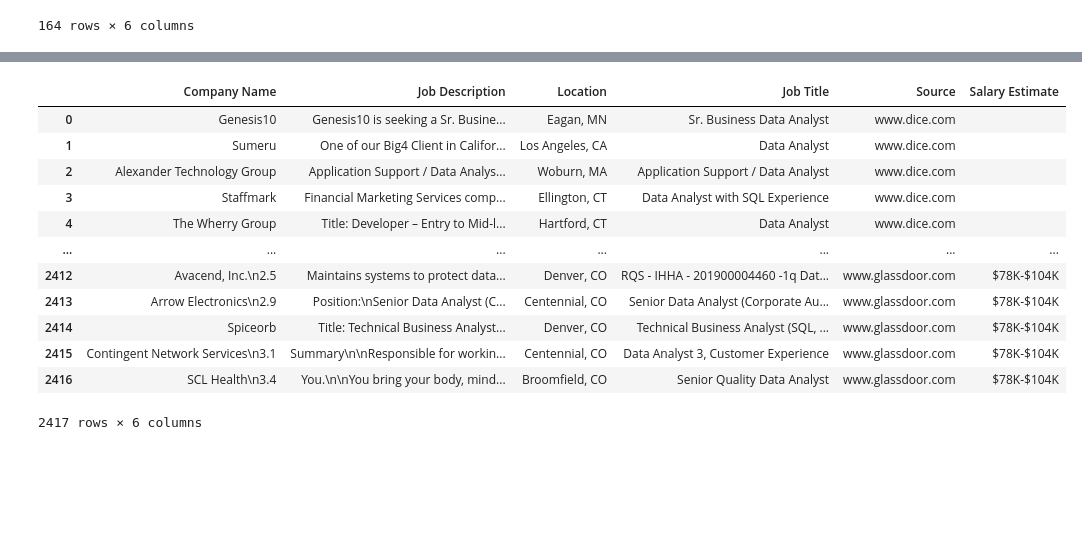
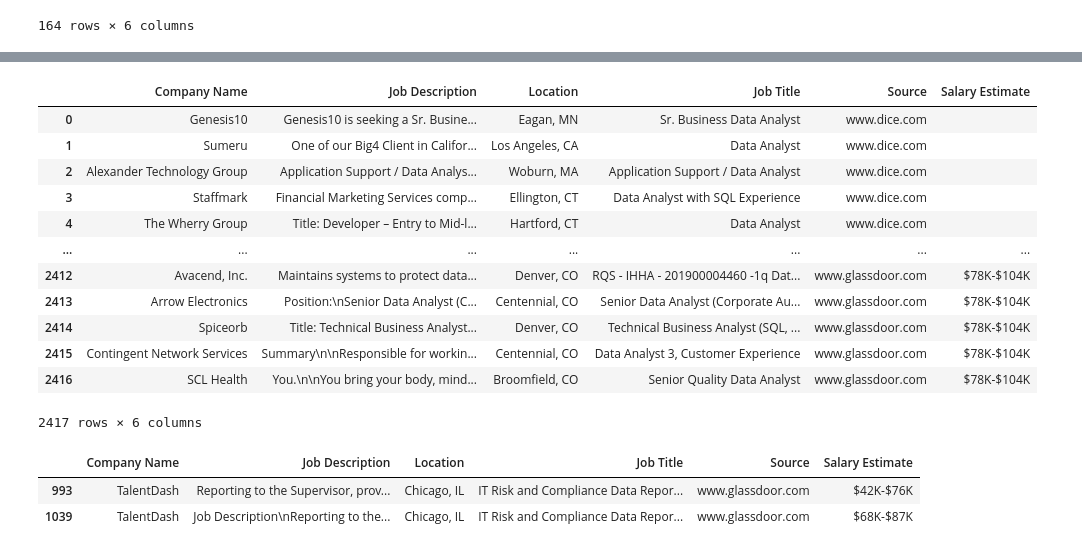
Before and after one commit to melodie1920/ETLProject, a Jupyter notebook: ETLProject.ipynb, the cells around one changed output, grey strips where cells are left out. Drawn from its saved outputs; the diff is of its cells as text; code cells hidden in the pictures; blank space fills up the shorter version.

```diff
--- a/ETLProject.ipynb
+++ b/ETLProject.ipynb
@@ -2,7 +2,7 @@
 import pandas as pd
 # %%
 #read in Glassdoor data analyst csv from Kaggle
-data_analyst = "DataAnalyst.csv"
+data_analyst = "Resources\DataAnalyst.csv"
 data_analyst_df = pd.read_csv(data_analyst)
 # %%
 data_analyst_df
@@ -101,7 +101,7 @@ See the caveats in the documentation: https://pandas.pydata.org/pandas-docs/stab
 2253 rows × 6 columns
 # %%
 #read in dice.com tech jobs csv from Kaggle
-dice_jobs = "dice_jobs.csv"
+dice_jobs = "Resources\dice_com-job_us_sample.csv"
 dice_jobs_df = pd.read_csv(dice_jobs)
 # %%
 #extract positions that included data analyst as part of job title
@@ -130,3 +130,8 @@ dice_df_transformed
 | 21723 | IAC Publishing | Company DescriptionAs the world’s... | Oakland, CA | Senior Data Analyst | www.dice.com |  |
 | 21876 | Accelon Inc | Roles/Responsibilities:- • Perfor... | San Rafael, CA | Data Analyst III | www.dice.com |  |
 164 rows × 6 columns
+# %%
+# Remove \n* from company name
+data_analyst_transformed["Company Name"]=data_analyst_transformed["Company Name"].str.split("\\n", expand=True)[0]
+# data_analyst_transformed["Job Description"]=data_analyst_transformed["Job Description"].str.split("\\n", expand=True)[1]
+data_analyst_transformed
@@ -133,17 +156,30 @@ dice_df_transformed
 # %%
 combined_data_analyst=dice_df_transformed.append(data_analyst_transformed)
-combined_data_analyst.reset_index(drop=True)
+combined_data_analyst_df = combined_data_analyst.reset_index(drop=True)
+combined_data_analyst_df
 # %% [output]
 |  | Company Name | Job Description | Location | Job Title | Source | Salary Estimate |
 | 0 | Genesis10 | Genesis10 is seeking a Sr. Busine... | Eagan, MN | Sr. Business Data Analyst | www.dice.com |  |
 | 1 | Sumeru | One of our Big4 Client in Califor... | Los Angeles, CA | Data Analyst | www.dice.com |  |
 | 2 | Alexander Technology Group | Application Support / Data Analys... | Woburn, MA | Application Support / Data Analyst | www.dice.com |  |
 | 3 | Staffmark | Financial Marketing Services comp... | Ellington, CT | Data Analyst with SQL Experience | www.dice.com |  |
 | 4 | The Wherry Group | Title: Developer – Entry to Mid-l... | Hartford, CT | Data Analyst | www.dice.com |  |
 | ... | ... | ... | ... | ... | ... | ... |
-| 2412 | Avacend, Inc.\n2.5 | Maintains systems to protect data... | Denver, CO | RQS - IHHA - 201900004460 -1q Dat... | www.glassdoor.com | $78K-$104K |
-| 2413 | Arrow Electronics\n2.9 | Position:\nSenior Data Analyst (C... | Centennial, CO | Senior Data Analyst (Corporate Au... | www.glassdoor.com | $78K-$104K |
+| 2412 | Avacend, Inc. | Maintains systems to protect data... | Denver, CO | RQS - IHHA - 201900004460 -1q Dat... | www.glassdoor.com | $78K-$104K |
+| 2413 | Arrow Electronics | Position:\nSenior Data Analyst (C... | Centennial, CO | Senior Data Analyst (Corporate Au... | www.glassdoor.com | $78K-$104K |
 | 2414 | Spiceorb | Title: Technical Business Analyst... | Denver, CO | Technical Business Analyst (SQL, ... | www.glassdoor.com | $78K-$104K |
-| 2415 | Contingent Network Services\n3.1 | Summary\n\nResponsible for workin... | Centennial, CO | Data Analyst 3, Customer Experience | www.glassdoor.com | $78K-$104K |
-| 2416 | SCL Health\n3.4 | You.\n\nYou bring your body, mind... | Broomfield, CO | Senior Quality Data Analyst | www.glassdoor.com | $78K-$104K |
+| 2415 | Contingent Network Services | Summary\n\nResponsible for workin... | Centennial, CO | Data Analyst 3, Customer Experience | www.glassdoor.com | $78K-$104K |
+| 2416 | SCL Health | You.\n\nYou bring your body, mind... | Broomfield, CO | Senior Quality Data Analyst | www.glassdoor.com | $78K-$104K |
 2417 rows × 6 columns
+# %%
+# Check for duplicates
+duplicates_df = combined_data_analyst_df.loc[combined_data_analyst_df.duplicated(
+    subset=['Company Name', 'Location', 'Job Title']),'Job Title'].unique()
+
+combined_data_analyst_df.loc[combined_data_analyst_df["Job Title"] ==
+                             "IT Risk and Compliance Data Reporting Analyst"
+                             , :]
+# %% [output]
+|  | Company Name | Job Description | Location | Job Title | Source | Salary Estimate |
+| 993 | TalentDash | Reporting to the Supervisor, prov... | Chicago, IL | IT Risk and Compliance Data Repor... | www.glassdoor.com | $42K-$76K |
+| 1039 | TalentDash | Job Description\nReporting to the... | Chicago, IL | IT Risk and Compliance Data Repor... | www.glassdoor.com | $68K-$87K |
```
Also changed, not shown: parts of 1 cell of this notebook.
